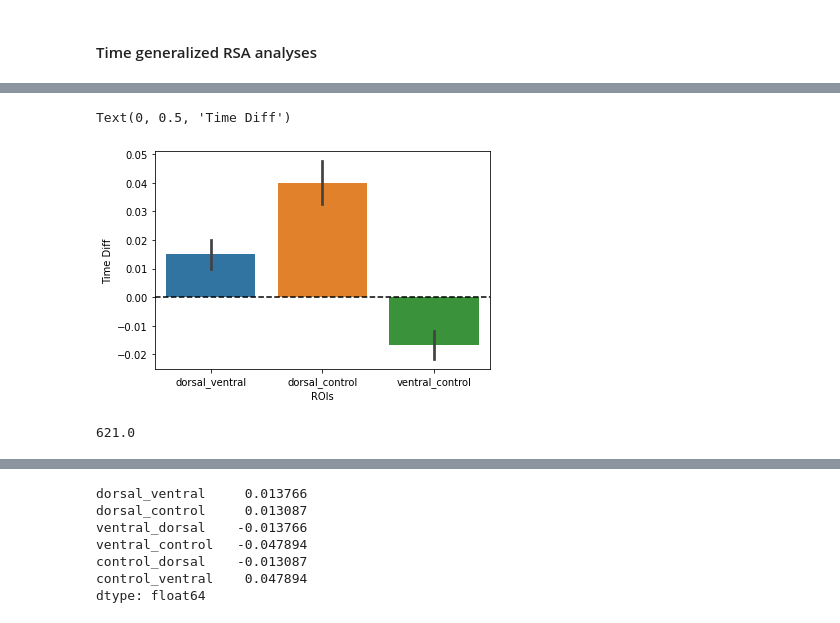
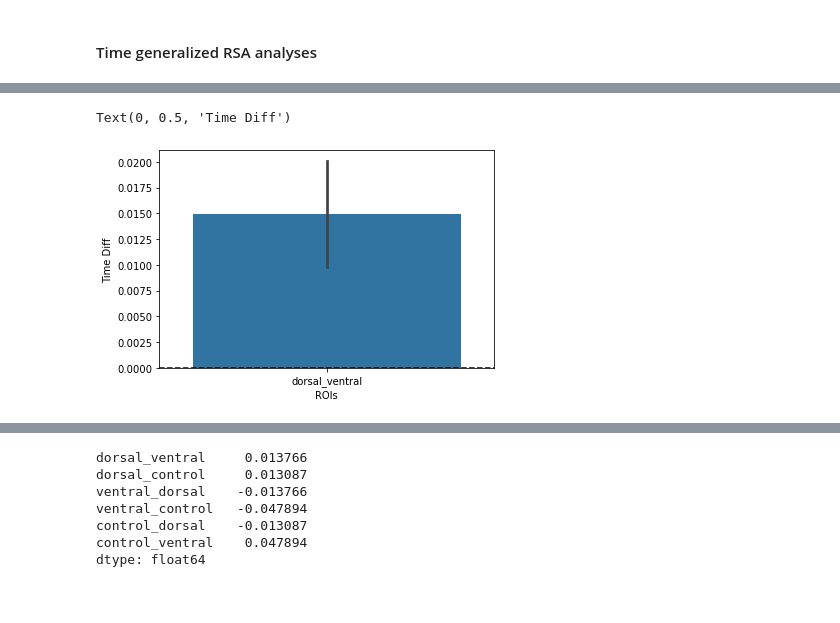
Before and after one commit to vayzenb/pepdoc, a Jupyter notebook: analysis/pepdoc_analysis_figs.ipynb, the cells around one changed output, grey strips where cells are left out. Saved outputs shown, nothing was run; the diff lists cells and outputs as text; code cells hidden in the pictures.

```diff
--- a/analysis/pepdoc_analysis_figs.ipynb
+++ b/analysis/pepdoc_analysis_figs.ipynb
@@ -37,0 +113,18 @@ timepoints = list(range(-start_window, post_stim, bin_length)) #134 20 ms bins
+# %%
+'''
+Plot significance time series
+'''
+
+rois = ['dorsal','ventral']
+line_color = ['#00949e','#CC6677']
+alpha_level = .95
+plt.figure(figsize=(10, 6), dpi=80)
+plt.axhline(alpha_level, color = 'k', label='significance', linestyle='--')
+for roi in enumerate(rois):
+    sig_data = 1-np.load(f'{results_dir}/erp/{roi[1]}_sig_ts.npy')
+    onset = np.min(np.where(sig_data[stim_onset:] >= alpha_level))+stim_onset
+    onset = ((onset *bin_length)-start_window)
+    plt.plot(timepoints, sig_data, label = roi[1], color = line_color[roi[0]])
+    plt.axvline(onset,  linestyle='--', color = line_color[roi[0]])
+    plt.legend()
+    print(roi, onset)
@@ -37,0 +214,16 @@ timepoints = list(range(-start_window, post_stim, bin_length)) #134 20 ms bins
+# %%
+'''
+Run binomial test on bootstrapped data
+'''
+
+comparisons = [['dorsal','ventral'] ]
+
+for roi in comparisons:
+    #Calcualte the time  difference for each bootstrap between roi pairs
+    diff = boot_df[roi[0]] - boot_df[roi[1]]
+
+    #count the number of times the first roi precedes the other
+    time_count = np.sum(diff < 0)
+
+    print(stats.binom_test(time_count,n=len(diff), p= 0.5, alternative='two-sided'))
+    print(time_count)
@@ -396,7 +679,7 @@ time_cols = np.asanyarray(timepoints)
 time_cols[1:] = time_cols[1:] + 2
 for roi1 in rois:
     for roi2 in rois:
-        plt.figure(figsize=(6, 6), dpi=80)
+        plt.figure(figsize=(3, 3), dpi=200)
         corr_ts = np.load(f'{results_dir}/rsa/{roi1}_{roi2}_corr_ts.npy')
 
         corr_df = pd.DataFrame(corr_ts, columns = time_cols, index = time_cols)
@@ -418,6 +701,6 @@ for roi1 in rois:
         #ax.tick_params(bottom=False)  # remove the ticks
         ax.spines['top'].set_visible(False)
         ax.spines['right'].set_visible(False)
+        plt.savefig(f'{fig_dir}/{roi1}_{roi2}_time_generalization.png', dpi=200)
         plt.show()
-        plt.savefig(f'{fig_dir}/{roi1}_{roi2}_time_generalization.png', dpi=300)
 # %% [output]
@@ -433,7 +712,7 @@ for roi1 in rois:
 """
 Test whether RDMs are right shifted or left shifted
 """
-rois = ['dorsal','ventral','control']
+rois = ['dorsal','ventral']
 
 
 #timepoints = np.asanyarray(timepoints)
@@ -460,3 +739,6 @@ for roi1 in rois:
 
             df[f'{roi1}_{roi2}'] = diff
             #left side rdm
+
+
+df.to_csv(f'{results_dir}/rsa/tga_diffs.csv', index = False)
@@ -467,11 +754,11 @@ for roi1 in rois:
 # %%
-sns.barplot(data = df[['dorsal_ventral','dorsal_control','ventral_control']],n_boot=10000,)
+sns.barplot(data = df[['dorsal_ventral']],n_boot=10000,)
 plt.axhline(0, color = 'k', label='significant', linestyle='--')
 plt.xlabel('ROIs')
 plt.ylabel('Time Diff')
 # %% [output]
 Text(0, 0.5, 'Time Diff')
-[figure, old version]
+[figure, new version]
 # %%
 """
 Test whether RDMs are right shifted or left shifted
@@ -517,7 +804,3 @@ for roi1 in rois:
             df[f'{roi1}_{roi2}'] = diff
 
             #left side rdm
-# %%
-(np.sum(eye_mat == 1) -74)/2
-# %% [output]
-621.0
```
Also changed, not shown: parts of 28 cells of this notebook, 14 other files.
